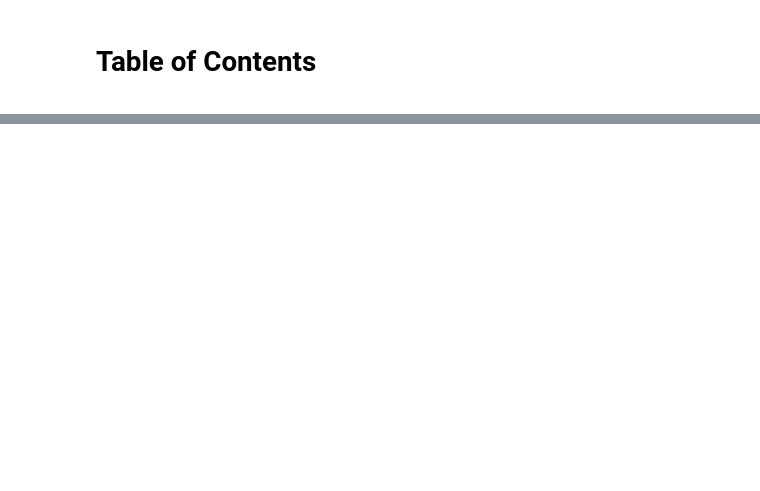
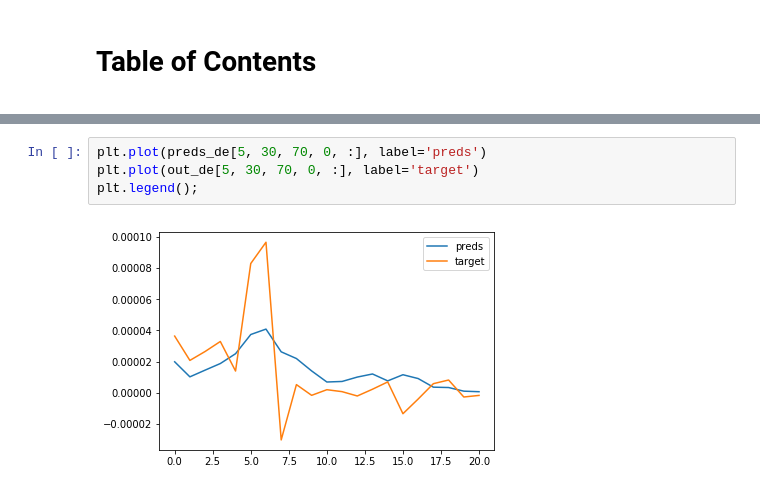
Before and after one commit to gentine/CBRAIN, a Jupyter notebook: load_keras_model.ipynb, the cells around one changed output, grey strips where cells are left out. Cells and saved outputs as stored; diff of their text form; blank space fills up the shorter version.

```diff
--- a/load_keras_model.ipynb
+++ b/load_keras_model.ipynb
@@ -43,0 +157,6 @@ preds.shape
+# %%
+plt.plot(preds_de[5, 30, 70, 0, :], label='preds')
+plt.plot(out_de[5, 30, 70, 0, :], label='target')
+plt.legend();
+# %% [output]
+[figure, added]
```
Also changed, not shown: parts of 37 cells of this notebook.
